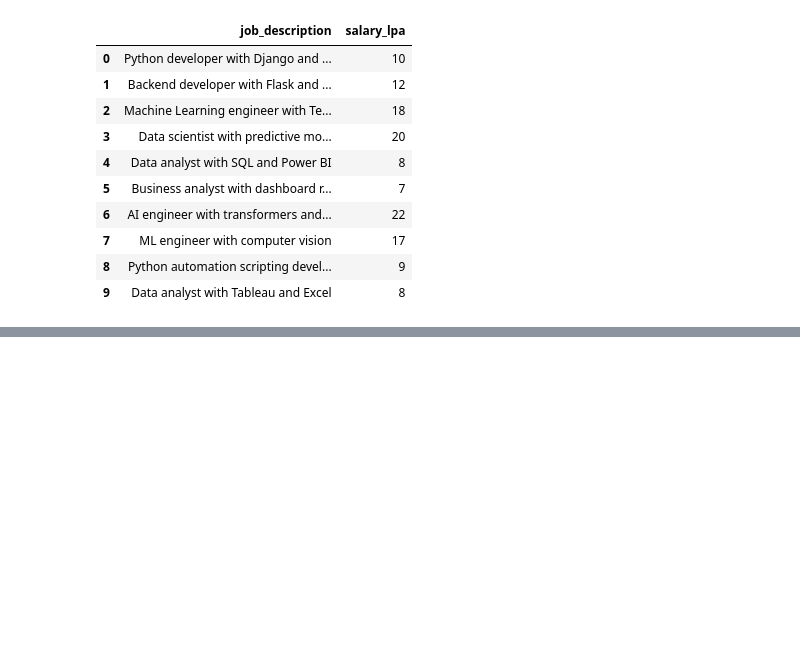
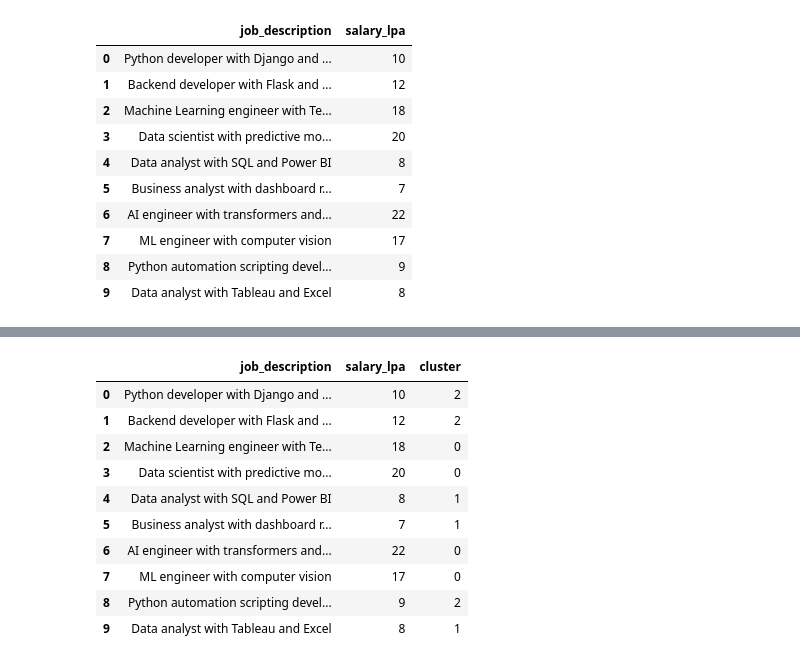
Before and after one commit to Sirisha-collab/Resume-Job-Match-Analytics, a Jupyter notebook: Resume_&_Job_Analytics.ipynb, the cells around one changed output, grey strips where cells are left out. Saved outputs shown, nothing was run; the diff lists cells and outputs as text; code cells hidden in the pictures; blank space fills up the shorter version.

```diff
--- a/Resume_&_Job_Analytics.ipynb
+++ b/Resume_&_Job_Analytics.ipynb
@@ -551,0 +592,20 @@ df
+# %%
+#STEP 3 — KMeans Clustering
+from sklearn.cluster import KMeans
+
+kmeans = KMeans(n_clusters=3, random_state=42)
+df["cluster"] = kmeans.fit_predict(embeddings)
+
+df
+# %% [output]
+|  | job_description | salary_lpa | cluster |
+| 0 | Python developer with Django and ... | 10 | 2 |
+| 1 | Backend developer with Flask and ... | 12 | 2 |
+| 2 | Machine Learning engineer with Te... | 18 | 0 |
+| 3 | Data scientist with predictive mo... | 20 | 0 |
+| 4 | Data analyst with SQL and Power BI | 8 | 1 |
+| 5 | Business analyst with dashboard r... | 7 | 1 |
+| 6 | AI engineer with transformers and... | 22 | 0 |
+| 7 | ML engineer with computer vision | 17 | 0 |
+| 8 | Python automation scripting devel... | 9 | 2 |
+| 9 | Data analyst with Tableau and Excel | 8 | 1 |
```
Also changed, not shown: parts of 7 cells of this notebook.
